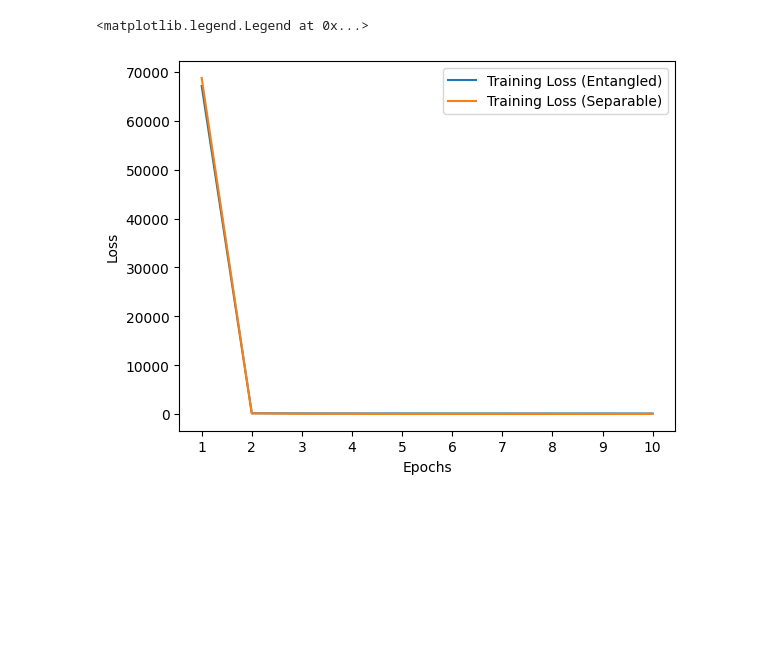
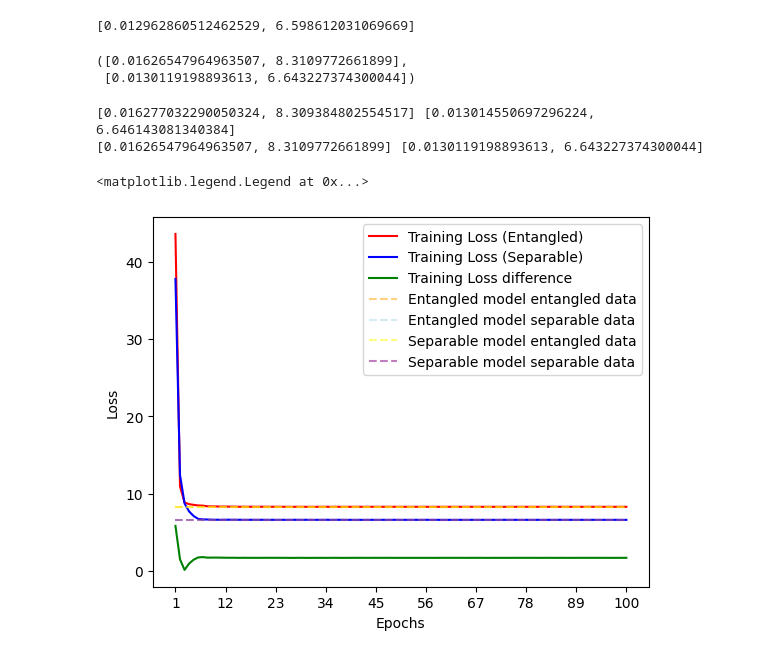
Before and after one commit to LisaDaVinchie/adv-ml_FinalProject, a Jupyter notebook: Code/autoencoder_test_fc.ipynb, the cells around one changed output. Cells and saved outputs as stored; diff of their text form; code cells hidden in the pictures; blank space fills up the shorter version.

```diff
--- a/Code/autoencoder_test_fc.ipynb
+++ b/Code/autoencoder_test_fc.ipynb
@@ -81,4 +46,0 @@ MNIST_6 = data[mask].float()
-# %%
-train_loader = DataLoader(dataset = MNIST_6,
-                          batch_size = BATCH_SIZE,
-                          shuffle = True)
@@ -190,6 +211,11 @@ def VAE_loss(input, output, mu, logvar):
 # %%
-model = VAE_fc(input_size=81 * 2, hidden_size=[81, 40, 20])
-optimizer = th.optim.Adam(model.parameters(), lr=0.001)
+model = VAE_fc(input_size=INPUT_SIZE, hidden_size=HIDDEN_SIZE)
+optimizer = th.optim.RMSprop(model.parameters(), lr=LEARNING_RATE)
 
-trained_model_ent, train_loss_ent = train_model(model, ent_train_loader, 10, optimizer, VAE_loss, 'cpu')
+trained_model_sep, train_loss_sep = train_model(model = model,
+                                                train_loader = sep_train_loader,
+                                                epochs = EPOCHS,
+                                                optimizer = optimizer,
+                                                criterion = VAE_loss,
+                                                device = 'cpu')
 # %% [output]
@@ -206,5 +238,0 @@ Epoch: 10, Loss: 121.5827
-# %%
-model = VAE_fc(input_size=81 * 2, hidden_size=[81, 40, 20])
-optimizer = th.optim.Adam(model.parameters(), lr=0.001)
-
-trained_model_sep, train_loss_sep = train_model(model, sep_train_loader, 10, optimizer, VAE_loss, 'cpu')
@@ -239,11 +239,46 @@ test_loss_ent, test_loss_sep
-# %%
-x_values = np.arange(1, len(train_loss_ent) + 1)
-plt.plot(x_values, train_loss_ent, label='Training Loss (Entangled)')
-plt.plot(x_values, train_loss_sep, label='Training Loss (Separable)')
-plt.xlabel('Epochs')
-plt.ylabel('Loss')
-plt.xticks(x_values)
-plt.legend()
-# %% [output]
-<matplotlib.legend.Legend at 0x...>
-[figure, removed]
+# %%
+train_loss_sep_model = []
+trained_model_sep.eval()
+train_loss_sep_model.append(get_test_loss(trained_model_sep, sep_train_loader, F.mse_loss)[0])
+train_loss_sep_model.append(get_test_loss_KL(trained_model_sep, sep_train_loader, VAE_loss)[0])
+
+train_loss_sep_model
+# %% [output]
+[0.012962860512462529, 6.598612031069669]
+# %%
+test_loss_sep_model_ent_data = []
+test_loss_sep_model_ent_data.append(get_test_loss(trained_model_sep, ent_test_loader, test_loss_func)[0])
+test_loss_sep_model_ent_data.append(get_test_loss_KL(trained_model_sep, ent_test_loader, VAE_loss)[0])
+
+test_loss_sep_model_sep_data = []
+test_loss_sep_model_sep_data.append(get_test_loss(trained_model_sep, sep_test_loader, test_loss_func)[0])
+test_loss_sep_model_sep_data.append(get_test_loss_KL(trained_model_sep, sep_test_loader, VAE_loss)[0])
+
+test_loss_sep_model_ent_data, test_loss_sep_model_sep_data
+# %% [output]
+([0.01626547964963507, 8.3109772661899],
+ [0.0130119198893613, 6.643227374300044])
+# %%
+print(test_loss_ent_model_ent_data, test_loss_ent_model_sep_data)
+print(test_loss_sep_model_ent_data, test_loss_sep_model_sep_data)
+# %% [output]
+[0.016277032290050324, 8.309384802554517] [0.013014550697296224, 6.646143081340384]
+[0.01626547964963507, 8.3109772661899] [0.0130119198893613, 6.643227374300044]
+# %%
+x_values = np.arange(1, len(train_loss_ent) + 1)
+x_ticks = np.linspace(1, len(train_loss_ent), 10, dtype=int)
+
+plt.plot(x_values, train_loss_ent, label='Training Loss (Entangled)', color='red')
+plt.plot(x_values, train_loss_sep, label='Training Loss (Separable)', color = 'blue')
+plt.plot(x_values, np.abs(train_loss_ent - train_loss_sep), label='Training Loss difference', color = 'green')
+plt.plot(x_values, test_loss_ent_model_ent_data[1] * np.ones(len(x_values)), label='Entangled model entangled data', alpha=0.5, linestyle='--', color = 'orange')
+plt.plot(x_values, test_loss_ent_model_sep_data[1] * np.ones(len(x_values)), label='Entangled model separable data', alpha=0.5, linestyle='--', color = 'lightblue')
+plt.plot(x_values, test_loss_sep_model_ent_data[1] * np.ones(len(x_values)), label='Separable model entangled data', alpha=0.5, linestyle='--', color = 'yellow')
+plt.plot(x_values, test_loss_sep_model_sep_data[1] * np.ones(len(x_values)), label='Separable model separable data', alpha=0.5, linestyle='--', color = 'purple')
+plt.xlabel('Epochs')
+plt.ylabel('Loss')
+plt.xticks(x_ticks)
+plt.legend()
+# %% [output]
+<matplotlib.legend.Legend at 0x...>
+[figure, added]
```
Also changed, not shown: parts of 21 cells of this notebook, 15 other files.
